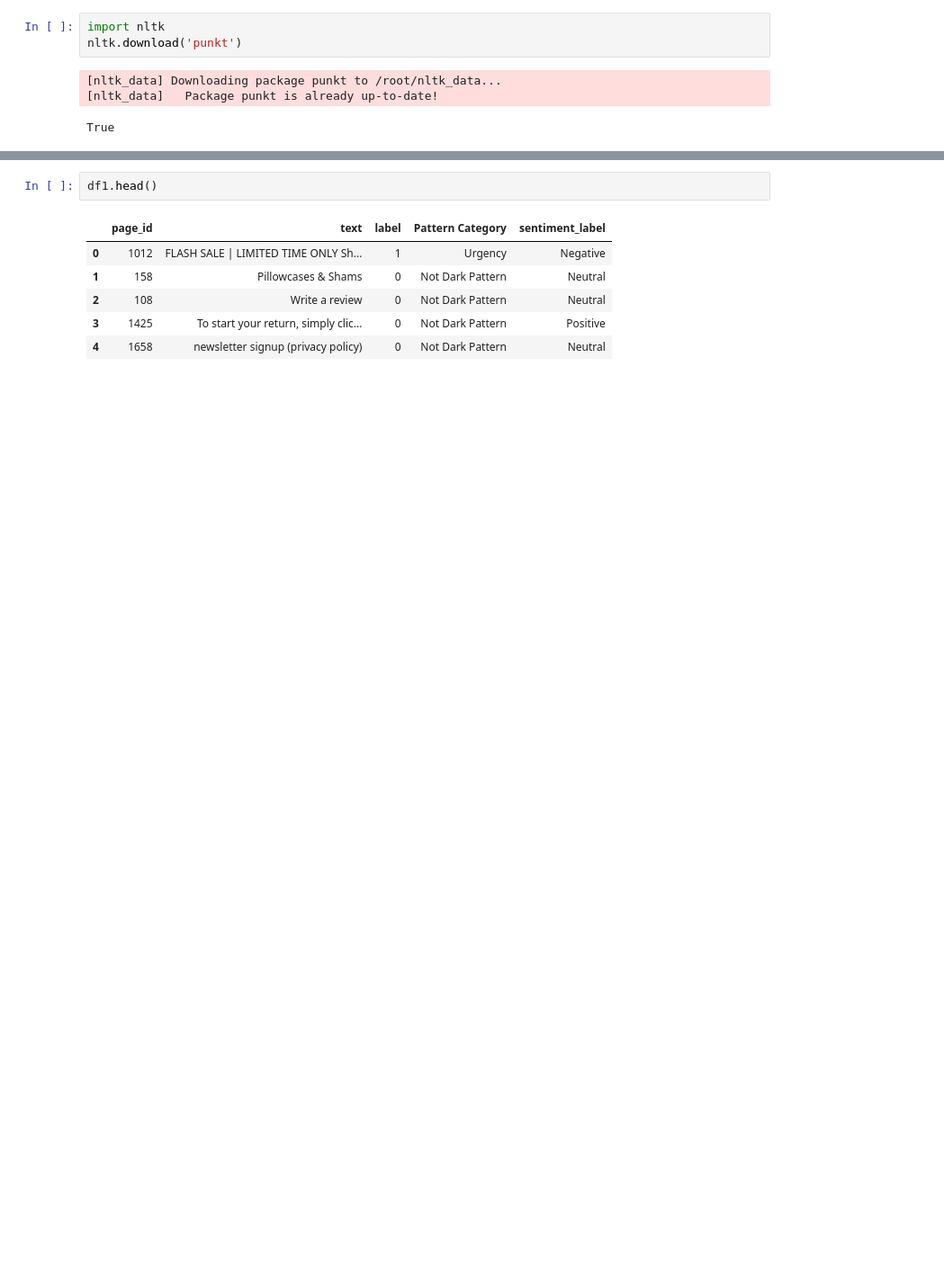
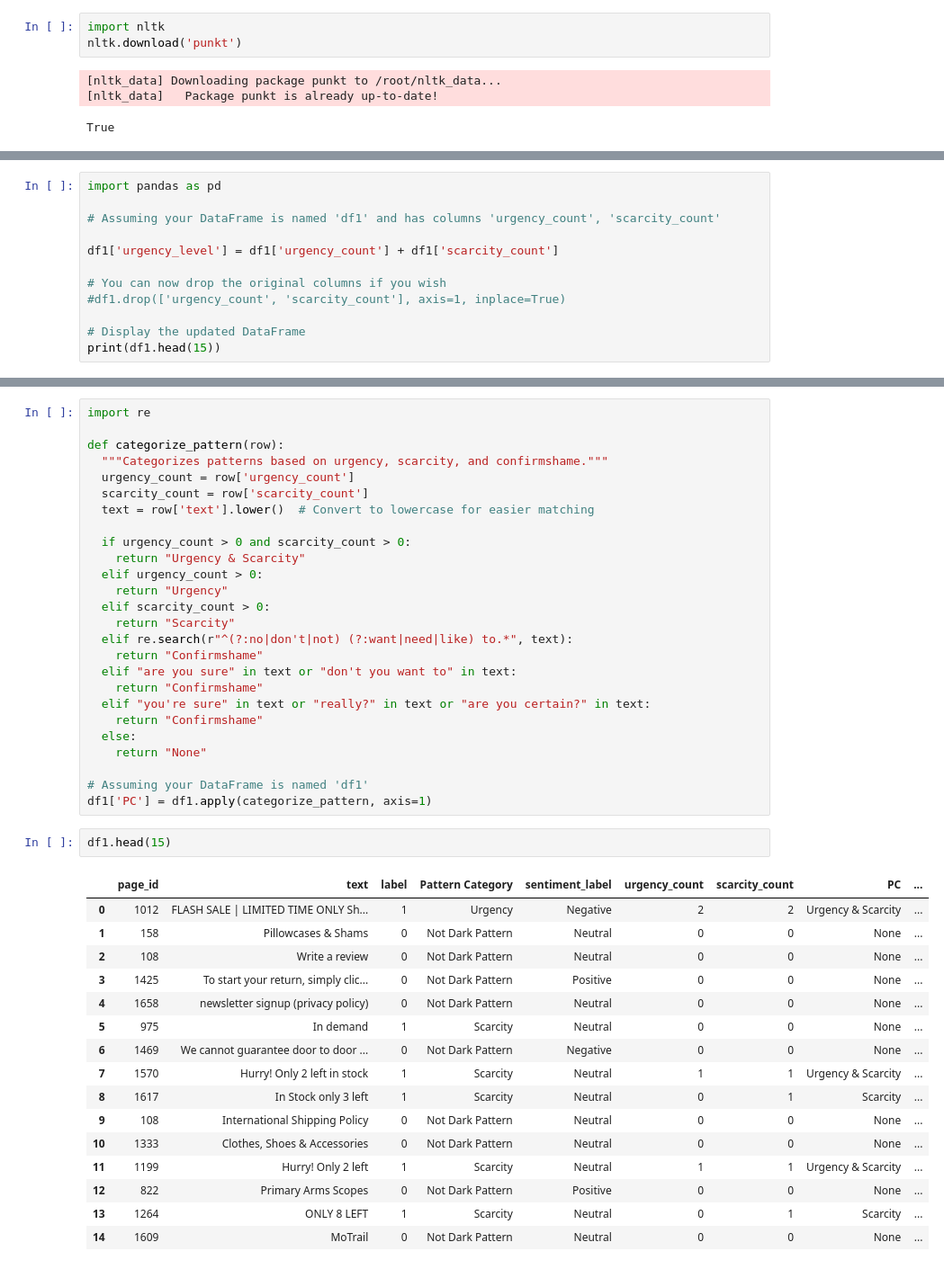
Before and after one commit to nsprabha/Dark_pattern_dataset, a Jupyter notebook: dataset_enhancement_trial.ipynb, the cells around one changed output, grey strips where cells are left out. Shown at 90% size. Saved outputs shown, nothing was run; the diff lists cells and outputs as text; blank space fills up the shorter version.

```diff
--- a/dataset_enhancement_trial.ipynb
+++ b/dataset_enhancement_trial.ipynb
@@ -51,0 +62,12 @@ df1['sentiment_label'] = df1['text'].apply(get_sentiment_label)
+# %%
+import pandas as pd
+
+# Assuming your DataFrame is named 'df1' and has columns 'urgency_count', 'scarcity_count'
+
+df1['urgency_level'] = df1['urgency_count'] + df1['scarcity_count']
+
+# You can now drop the original columns if you wish
+#df1.drop(['urgency_count', 'scarcity_count'], axis=1, inplace=True)
+
+# Display the updated DataFrame
+print(df1.head(15))
@@ -52,9 +92,45 @@ df1['sentiment_label'] = df1['text'].apply(get_sentiment_label)
+# %%
+import re
+
+def categorize_pattern(row):
+  """Categorizes patterns based on urgency, scarcity, and confirmshame."""
+  urgency_count = row['urgency_count']
+  scarcity_count = row['scarcity_count']
+  text = row['text'].lower()  # Convert to lowercase for easier matching
+
+  if urgency_count > 0 and scarcity_count > 0:
+    return "Urgency & Scarcity"
+  elif urgency_count > 0:
+    return "Urgency"
+  elif scarcity_count > 0:
+    return "Scarcity"
+  elif re.search(r"^(?:no|don't|not) (?:want|need|like) to.*", text):
+    return "Confirmshame"
+  elif "are you sure" in text or "don't you want to" in text:
+    return "Confirmshame"
+  elif "you're sure" in text or "really?" in text or "are you certain?" in text:
+    return "Confirmshame"
+  else:
+    return "None"
+
+# Assuming your DataFrame is named 'df1'
+df1['PC'] = df1.apply(categorize_pattern, axis=1)
 # %%
-df1.head()
+df1.head(15)
 # %% [output]
-|  | page_id | text | label | Pattern Category | sentiment_label |
-| 0 | 1012 | FLASH SALE | LIMITED TIME ONLY Sh... | 1 | Urgency | Negative |
-| 1 | 158 | Pillowcases & Shams | 0 | Not Dark Pattern | Neutral |
-| 2 | 108 | Write a review | 0 | Not Dark Pattern | Neutral |
-| 3 | 1425 | To start your return, simply clic... | 0 | Not Dark Pattern | Positive |
-| 4 | 1658 | newsletter signup (privacy policy) | 0 | Not Dark Pattern | Neutral |
+|  | page_id | text | label | Pattern Category | sentiment_label | urgency_count | scarcity_count | PC | ... |
+| 0 | 1012 | FLASH SALE | LIMITED TIME ONLY Sh... | 1 | Urgency | Negative | 2 | 2 | Urgency & Scarcity | ... |
+| 1 | 158 | Pillowcases & Shams | 0 | Not Dark Pattern | Neutral | 0 | 0 | None | ... |
+| 2 | 108 | Write a review | 0 | Not Dark Pattern | Neutral | 0 | 0 | None | ... |
+| 3 | 1425 | To start your return, simply clic... | 0 | Not Dark Pattern | Positive | 0 | 0 | None | ... |
+| 4 | 1658 | newsletter signup (privacy policy) | 0 | Not Dark Pattern | Neutral | 0 | 0 | None | ... |
+| 5 | 975 | In demand | 1 | Scarcity | Neutral | 0 | 0 | None | ... |
+| 6 | 1469 | We cannot guarantee door to door ... | 0 | Not Dark Pattern | Negative | 0 | 0 | None | ... |
+| 7 | 1570 | Hurry! Only 2 left in stock | 1 | Scarcity | Neutral | 1 | 1 | Urgency & Scarcity | ... |
+| 8 | 1617 | In Stock only 3 left | 1 | Scarcity | Neutral | 0 | 1 | Scarcity | ... |
+| 9 | 108 | International Shipping Policy | 0 | Not Dark Pattern | Neutral | 0 | 0 | None | ... |
+| 10 | 1333 | Clothes, Shoes & Accessories | 0 | Not Dark Pattern | Neutral | 0 | 0 | None | ... |
+| 11 | 1199 | Hurry! Only 2 left | 1 | Scarcity | Neutral | 1 | 1 | Urgency & Scarcity | ... |
+| 12 | 822 | Primary Arms Scopes | 0 | Not Dark Pattern | Positive | 0 | 0 | None | ... |
+| 13 | 1264 | ONLY 8 LEFT | 1 | Scarcity | Neutral | 0 | 1 | Scarcity | ... |
+| 14 | 1609 | MoTrail | 0 | Not Dark Pattern | Neutral | 0 | 0 | None | ... |
```
Also changed, not shown: parts of 36 cells of this notebook.
